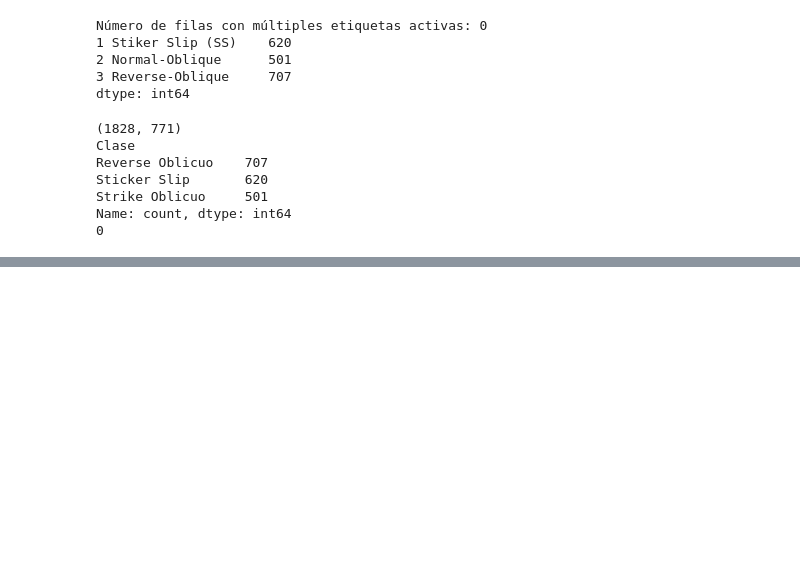
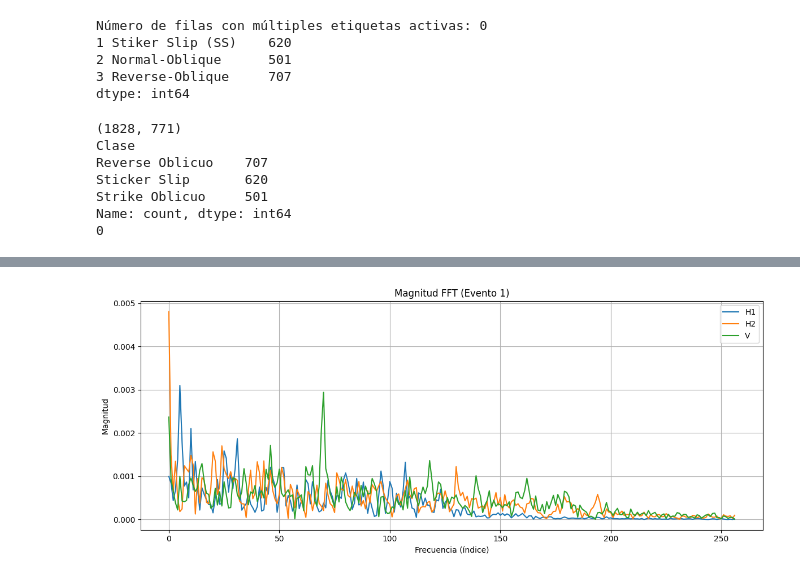
Before and after one commit to bpvacar/proyecto_ml, a Jupyter notebook: random_forest.ipynb, the cells around one changed output, grey strips where cells are left out. Saved outputs shown, nothing was run; the diff lists cells and outputs as text; code cells hidden in the pictures; blank space fills up the shorter version.

```diff
--- a/random_forest.ipynb
+++ b/random_forest.ipynb
@@ -381,0 +383,33 @@ KeyboardInterrupt:
+# %%
+import pandas as pd
+import matplotlib.pyplot as plt
+
+# Cargar las características
+X = pd.read_csv("features_fft_eventos.csv")
+
+# Obtener el evento 1 (primera fila)
+evento_1 = X.iloc[1690].values
+
+# Asumimos que tienes 3 componentes (H1, H2, V) y FFT de 256+1 puntos por cada uno
+fft_len = 512 // 2 + 1  # 257
+componentes = ['H1', 'H2', 'V']
+
+# Cortar el vector para separar las 3 componentes
+h1 = evento_1[:fft_len]
+h2 = evento_1[fft_len:2*fft_len]
+v  = evento_1[2*fft_len:]
+
+# Graficar
+plt.figure(figsize=(12, 5))
+plt.plot(h1, label="H1")
+plt.plot(h2, label="H2")
+plt.plot(v, label="V")
+plt.title("Magnitud FFT (Evento 1)")
+plt.xlabel("Frecuencia (índice)")
+plt.ylabel("Magnitud")
+plt.legend()
+plt.grid(True)
+plt.tight_layout()
+plt.show()
+# %% [output]
+[figure, added]
```
Also changed, not shown: parts of 1 cell of this notebook, 2 other files.
